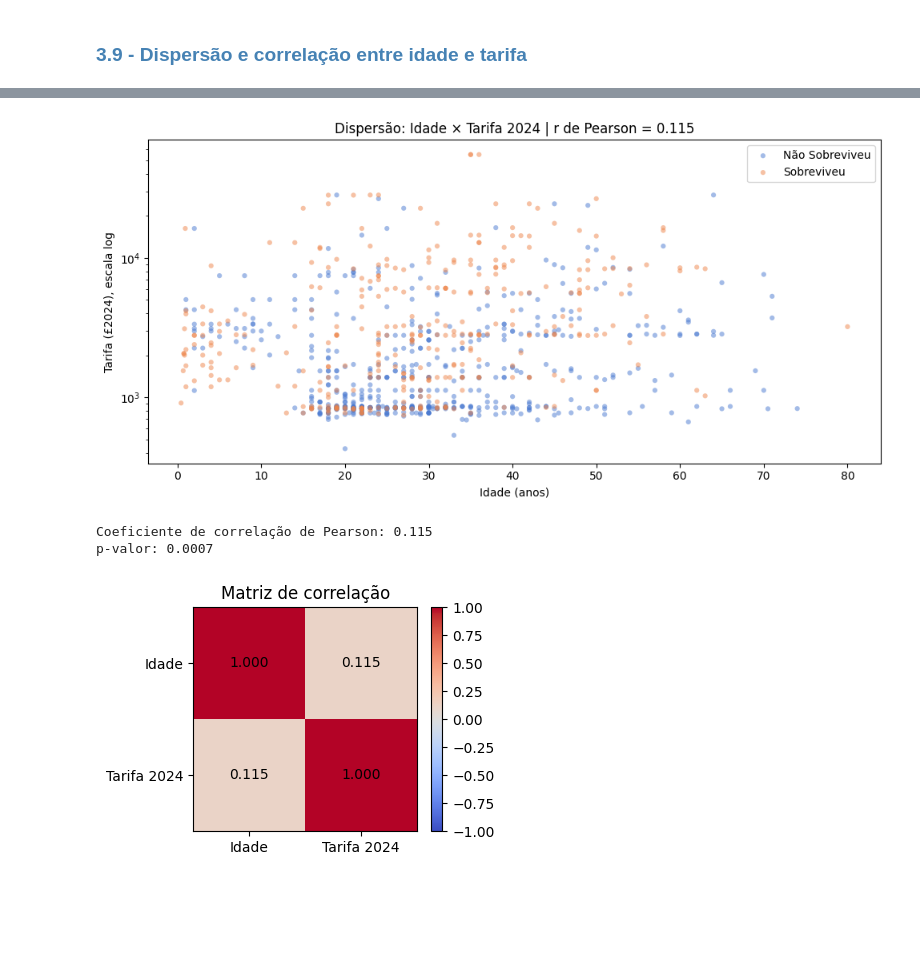
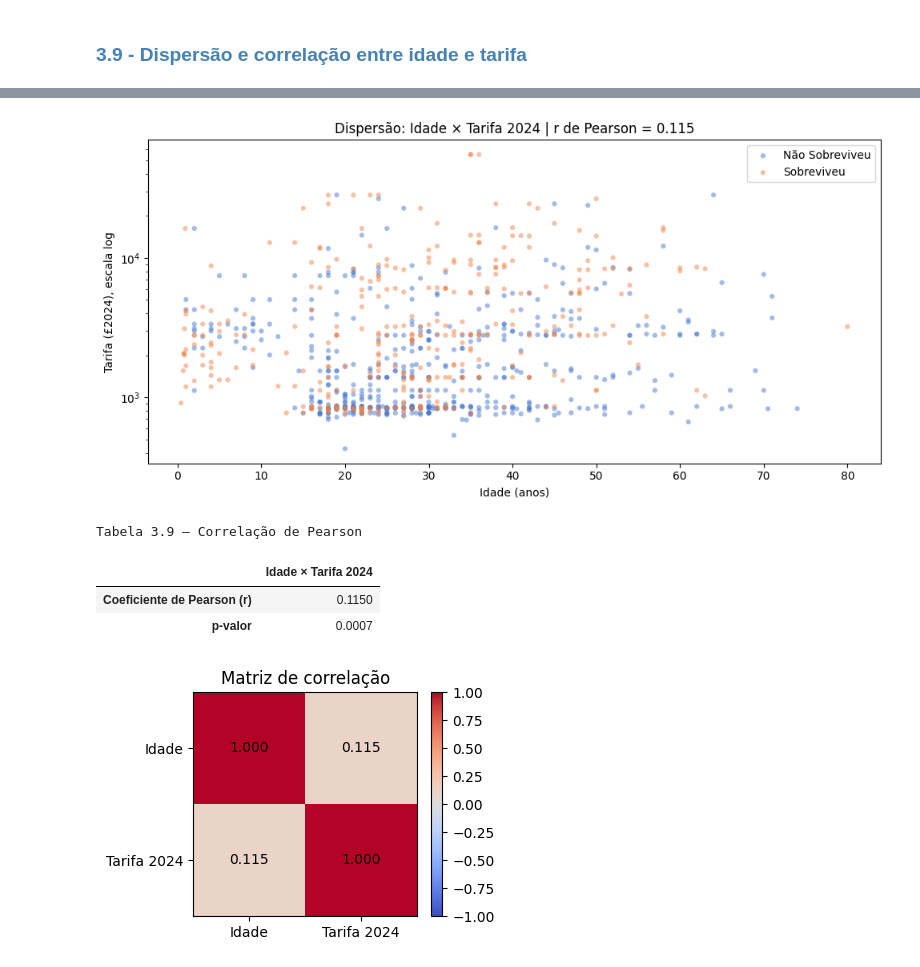
Before and after one commit to heitorctmba/MBA-01-estatistica-projeto_final, a Jupyter notebook: titanic.ipynb, the cells around one changed output, grey strips where cells are left out. Cells and saved outputs as stored; diff of their text form; code cells hidden in the pictures; blank space fills up the shorter version.

```diff
--- a/titanic.ipynb
+++ b/titanic.ipynb
@@ -32,14 +32,15 @@ Declarar constantes em uma unica celula facilita a manutenção de notebooks lon
 3. posso modifica-las apenas aqui e servir para o codigo inteiro
 # %%
 # paths dos arquivos originais professor + Bank of England
-PATH_TITANIC = "datasets/titanic.csv"
-PATH_BOE = "datasets/extras/a-millennium-of-macroeconomic-data-for-the-uk.xlsx"
+PATH_TITANIC = "SEU PATH/titanic.csv"
+PATH_BOE = "SEU PATH/a-millennium-of-macroeconomic-data-for-the-uk.xlsx"
 
 # paths dos arquivos feitos na feature engineering
-PATH_BOE_CPI = "datasets/boe_cpi.csv"
-PATH_WB_CPI = "datasets/wb_cpi.csv"
+PATH_BOE_CPI = "SEU PATH/boe_cpi.csv"
+PATH_WB_CPI = "SEU PATH/extras/wb_cpi.csv"
 
 # endpoint de APIs
+# cpi -> consumer price index. é o indexador de inflacao
 API_WORLD_BANK = "https://api.worldbank.org/v2/country/GBR/indicator/FP.CPI.TOTL"
 
 # paleta de cores para deixar os graficos padronizados
@@ -754,37 +763,43 @@ Tabela 3.8.3 — Percentis da Tarifa 2024
 # %%
 dados = titanic_df[["Idade", "Tarifa 2024", "Sobreviveu"]].dropna()
 r, p_valor = pearsonr(dados["Idade"], dados["Tarifa 2024"])
 
 fig, ax = plt.subplots(figsize=FIGSIZE)
 
 for i, sobrev in enumerate(sorted(dados["Sobreviveu"].unique())):
     label = LABELS_SOBREVIVENTE.get(sobrev, str(sobrev))
     grupo = dados[dados["Sobreviveu"] == sobrev]
     ax.scatter(
         grupo["Idade"],
         grupo["Tarifa 2024"],
         alpha=0.5,
         color=CORES[i],
         label=label,
         s=20,
         edgecolors="none",
     )
 
 ax.set_yscale("log")
 ax.set_xlabel("Idade (anos)")
 ax.set_ylabel("Tarifa (£2024), escala log")
 ax.set_title(f"Dispersão: Idade × Tarifa 2024 | r de Pearson = {r:.3f}")
 ax.legend()
 plt.tight_layout()
 plt.savefig("assets/scatter_pearson.png")
 plt.show()
 
-print(f"Coeficiente de correlação de Pearson: {r:.3f}")
-print(f"p-valor: {p_valor:.4f}")
+resultado = pd.Series(
+    {"Coeficiente de Pearson (r)": round(r, 3), "p-valor": round(p_valor, 4)},
+    name="Idade × Tarifa 2024"
+)
+print("Tabela 3.9 — Correlação de Pearson")
+display(resultado.to_frame())
 # %% [output]
 [figure]
-Coeficiente de correlação de Pearson: 0.115
-p-valor: 0.0007
+Tabela 3.9 — Correlação de Pearson
+|  | Idade × Tarifa 2024 |
+| Coeficiente de Pearson (r) | 0.1150 |
+| p-valor | 0.0007 |
 # %%
 corr = titanic_df[["Idade", "Tarifa 2024"]].corr()
 
```
Also changed, not shown: parts of 3 cells of this notebook, 2 other files.
